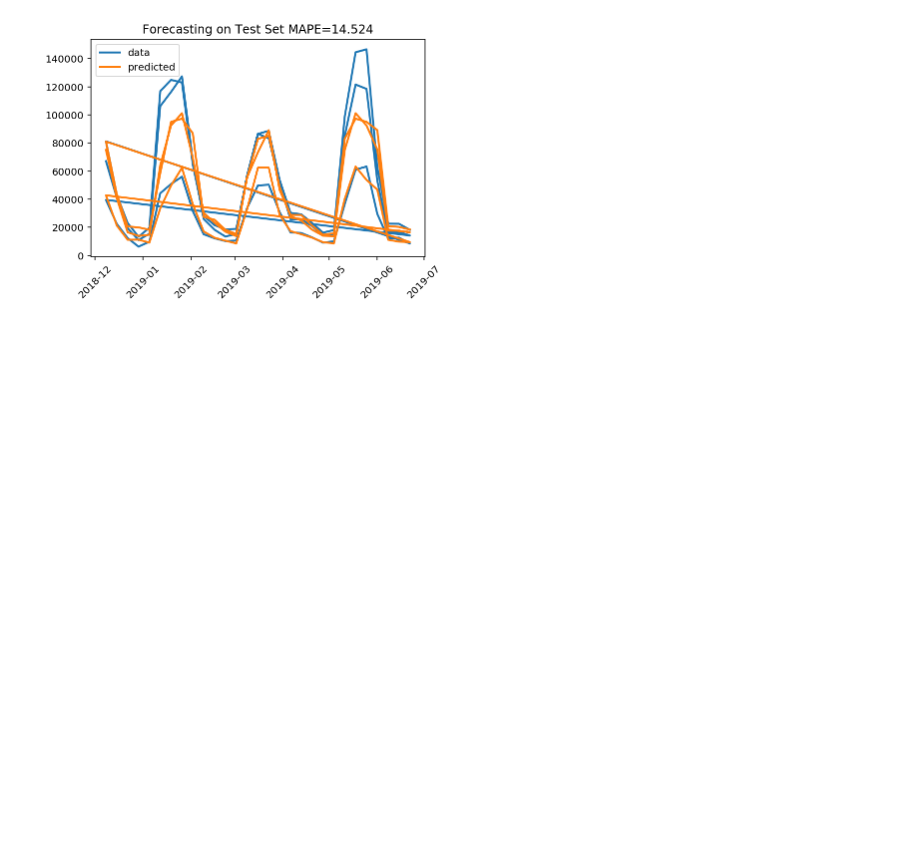
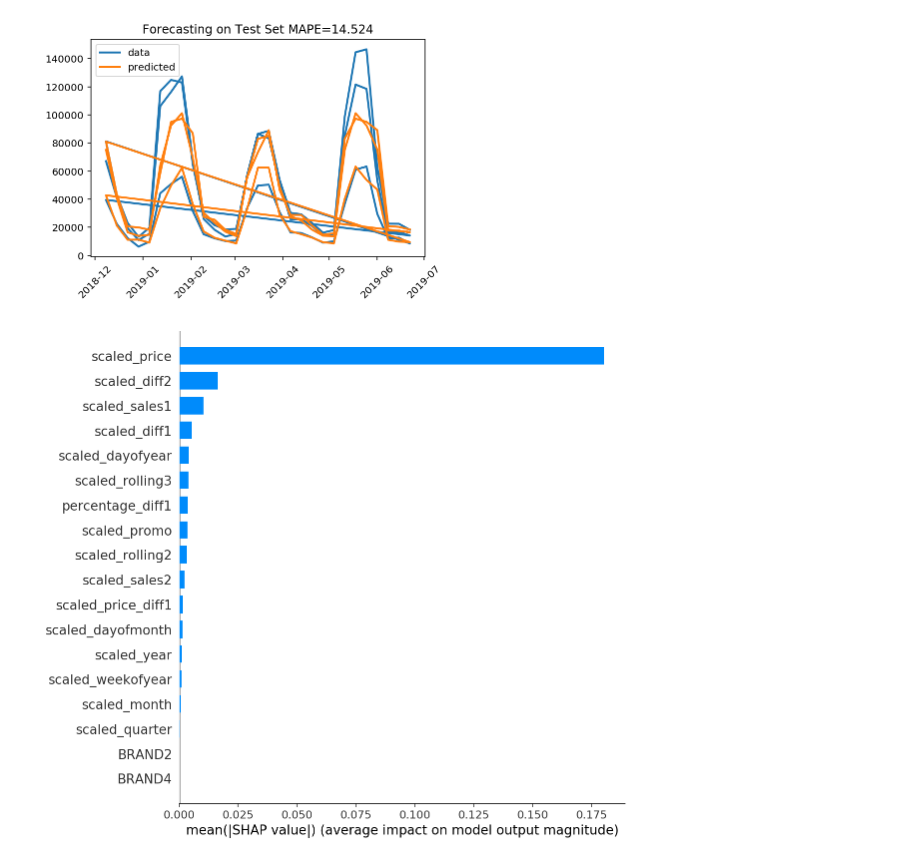
Before and after one commit to LucaCellamare/BIP-Project-sales-forecasting, a Jupyter notebook: Stacking_functions.ipynb, the cells around one changed output. Saved outputs shown, nothing was run; the diff lists cells and outputs as text; code cells hidden in the pictures; blank space fills up the shorter version.

```diff
--- a/Stacking_functions.ipynb
+++ b/Stacking_functions.ipynb
@@ -237,3 +242,8 @@ prediction with final
 mape,results = plot_scaled_results(res, y_test, rescale_df)
 # %% [output]
 [figure]
+# %%
+shap_values = shap.TreeExplainer(models["forest"]).shap_values(X_train[features_for_model["forest"]])
+shap.summary_plot(shap_values, X_train[features_for_model["forest"]], plot_type="bar")
+# %% [output]
+[figure, added]
```
Also changed, not shown: parts of 5 cells of this notebook.
